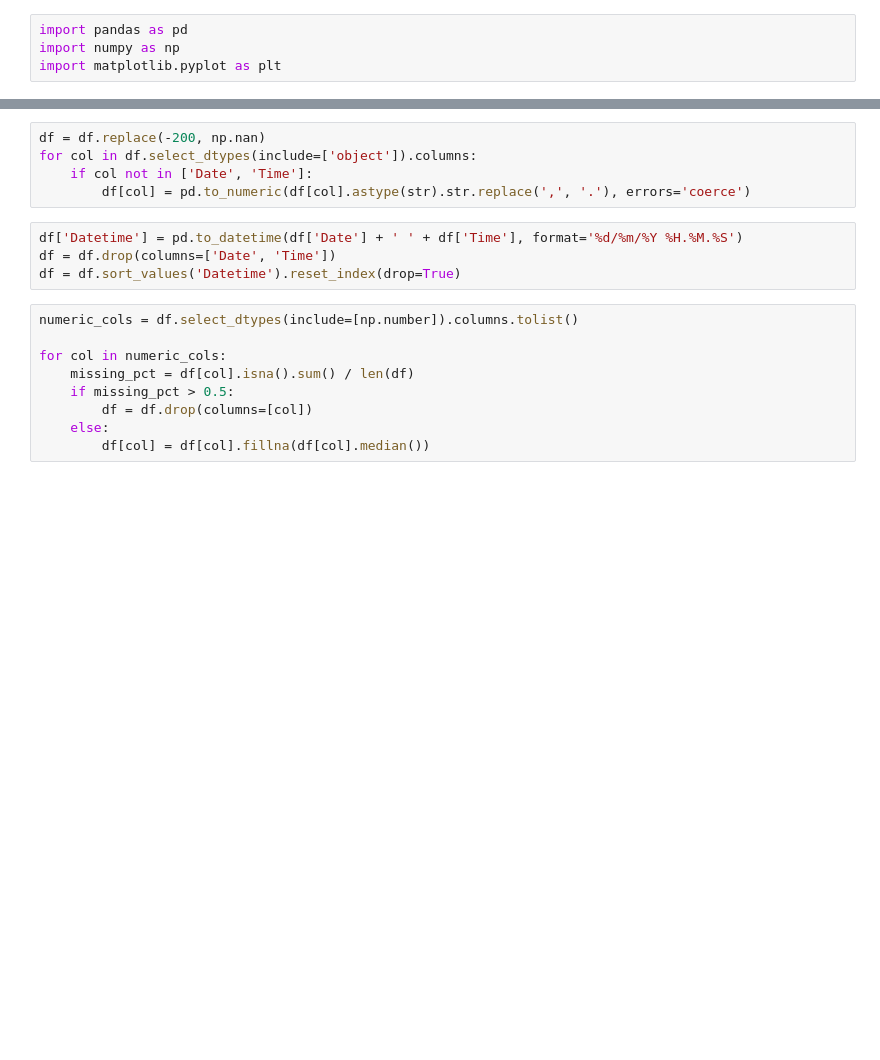
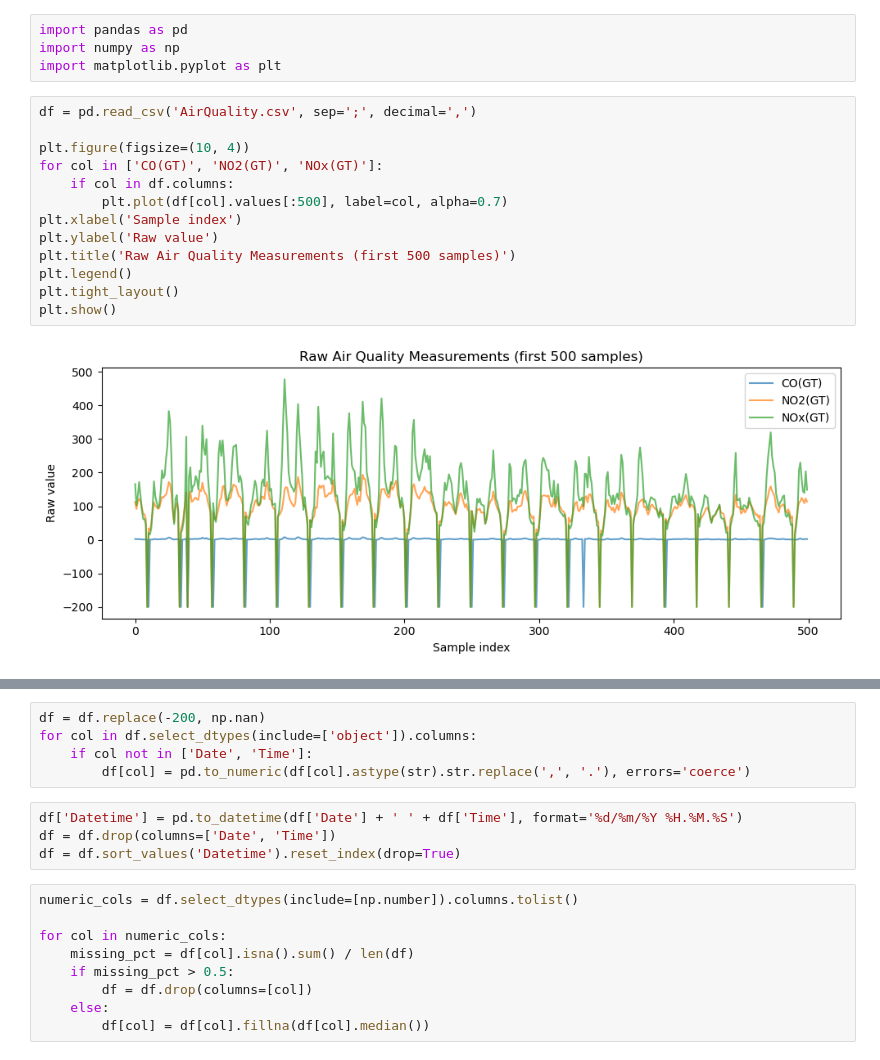
Before and after one commit to Jjmaxxx/cs171-final-project, a Jupyter notebook: justin_preprocessing.ipynb, the cells around one changed output, grey strips where cells are left out. Saved outputs shown, nothing was run; the diff lists cells and outputs as text; blank space fills up the shorter version.

```diff
--- a/justin_preprocessing.ipynb
+++ b/justin_preprocessing.ipynb
@@ -2,4 +2,19 @@
 import pandas as pd
 import numpy as np
 import matplotlib.pyplot as plt
+# %%
+df = pd.read_csv('AirQuality.csv', sep=';', decimal=',')
+
+plt.figure(figsize=(10, 4))
+for col in ['CO(GT)', 'NO2(GT)', 'NOx(GT)']:
+    if col in df.columns:
+        plt.plot(df[col].values[:500], label=col, alpha=0.7)
+plt.xlabel('Sample index')
+plt.ylabel('Raw value')
+plt.title('Raw Air Quality Measurements (first 500 samples)')
+plt.legend()
+plt.tight_layout()
+plt.show()
+# %% [output]
+[figure, added]
 # %%
```
Also changed, not shown: parts of 2 cells of this notebook, 2 other files.
